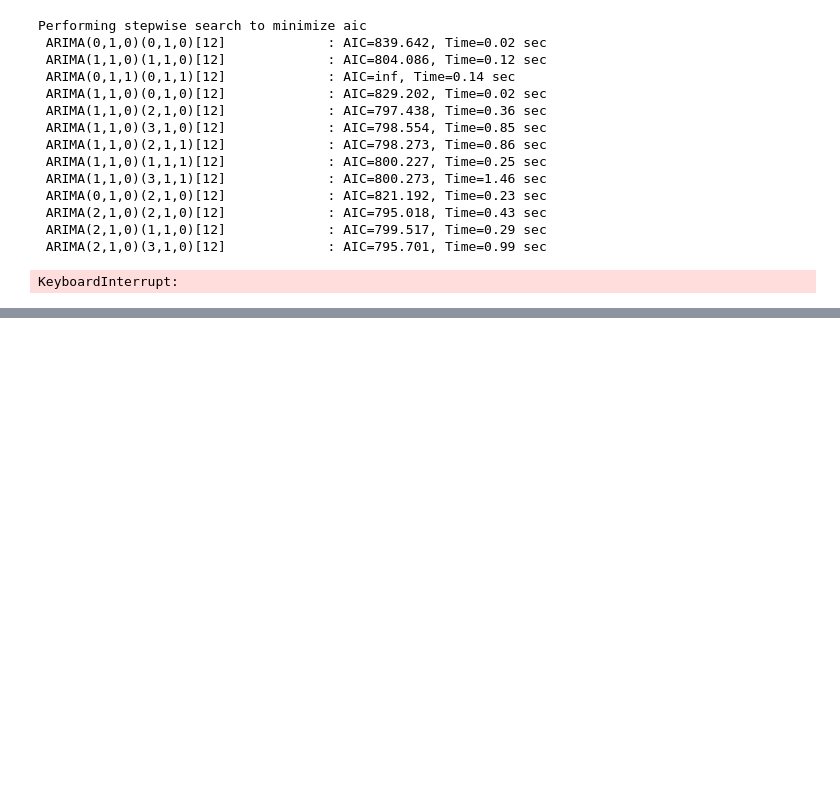
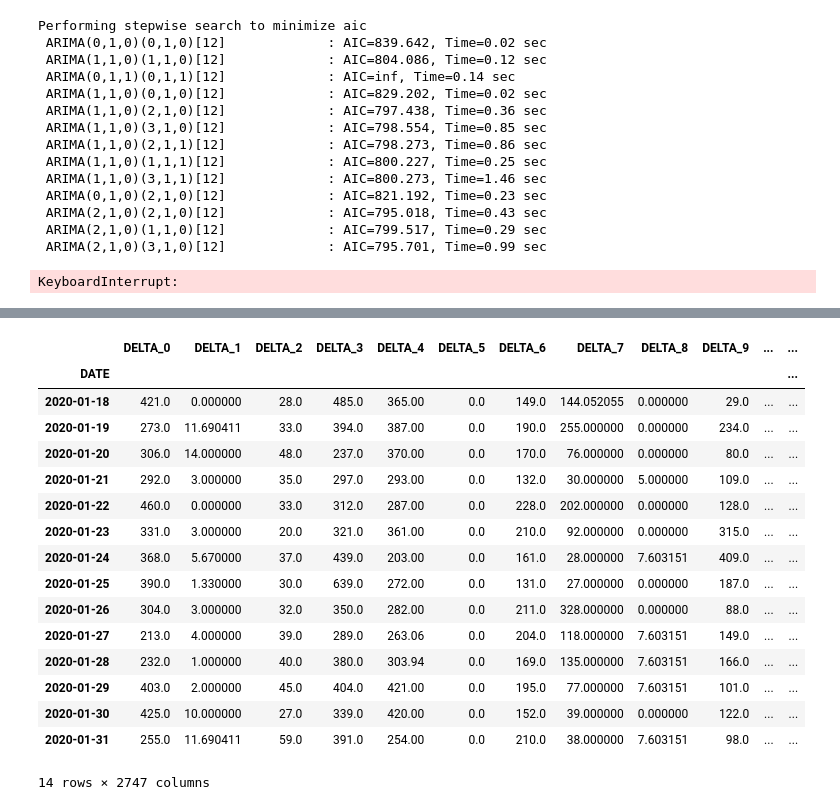
Before and after one commit to sgavela/water_footprint, a Jupyter notebook: exploration/ARIMA_todos_contadores_sin_outliers.ipynb, the cells around one changed output, grey strips where cells are left out. Saved outputs shown, nothing was run; the diff lists cells and outputs as text; code cells hidden in the pictures; blank space fills up the shorter version.

```diff
--- a/exploration/ARIMA_todos_contadores_sin_outliers.ipynb
+++ b/exploration/ARIMA_todos_contadores_sin_outliers.ipynb
@@ -111,0 +156,21 @@ KeyboardInterrupt:
+# %%
+test2 = dataset_a_estudiar[-14:]
+test2
+# %% [output]
+|  | DELTA_0 | DELTA_1 | DELTA_2 | DELTA_3 | DELTA_4 | DELTA_5 | DELTA_6 | DELTA_7 | DELTA_8 | DELTA_9 | ... | ... |
+| DATE |  |  |  |  |  |  |  |  |  |  |  | ... |
+| 2020-01-18 | 421.0 | 0.000000 | 28.0 | 485.0 | 365.00 | 0.0 | 149.0 | 144.052055 | 0.000000 | 29.0 | ... | ... |
+| 2020-01-19 | 273.0 | 11.690411 | 33.0 | 394.0 | 387.00 | 0.0 | 190.0 | 255.000000 | 0.000000 | 234.0 | ... | ... |
+| 2020-01-20 | 306.0 | 14.000000 | 48.0 | 237.0 | 370.00 | 0.0 | 170.0 | 76.000000 | 0.000000 | 80.0 | ... | ... |
+| 2020-01-21 | 292.0 | 3.000000 | 35.0 | 297.0 | 293.00 | 0.0 | 132.0 | 30.000000 | 5.000000 | 109.0 | ... | ... |
+| 2020-01-22 | 460.0 | 0.000000 | 33.0 | 312.0 | 287.00 | 0.0 | 228.0 | 202.000000 | 0.000000 | 128.0 | ... | ... |
+| 2020-01-23 | 331.0 | 3.000000 | 20.0 | 321.0 | 361.00 | 0.0 | 210.0 | 92.000000 | 0.000000 | 315.0 | ... | ... |
+| 2020-01-24 | 368.0 | 5.670000 | 37.0 | 439.0 | 203.00 | 0.0 | 161.0 | 28.000000 | 7.603151 | 409.0 | ... | ... |
+| 2020-01-25 | 390.0 | 1.330000 | 30.0 | 639.0 | 272.00 | 0.0 | 131.0 | 27.000000 | 0.000000 | 187.0 | ... | ... |
+| 2020-01-26 | 304.0 | 3.000000 | 32.0 | 350.0 | 282.00 | 0.0 | 211.0 | 328.000000 | 0.000000 | 88.0 | ... | ... |
+| 2020-01-27 | 213.0 | 4.000000 | 39.0 | 289.0 | 263.06 | 0.0 | 204.0 | 118.000000 | 7.603151 | 149.0 | ... | ... |
+| 2020-01-28 | 232.0 | 1.000000 | 40.0 | 380.0 | 303.94 | 0.0 | 169.0 | 135.000000 | 7.603151 | 166.0 | ... | ... |
+| 2020-01-29 | 403.0 | 2.000000 | 45.0 | 404.0 | 421.00 | 0.0 | 195.0 | 77.000000 | 7.603151 | 101.0 | ... | ... |
+| 2020-01-30 | 425.0 | 10.000000 | 27.0 | 339.0 | 420.00 | 0.0 | 152.0 | 39.000000 | 0.000000 | 122.0 | ... | ... |
+| 2020-01-31 | 255.0 | 11.690411 | 59.0 | 391.0 | 254.00 | 0.0 | 210.0 | 38.000000 | 7.603151 | 98.0 | ... | ... |
+14 rows × 2747 columns
```
Also changed, not shown: parts of 7 cells of this notebook.
